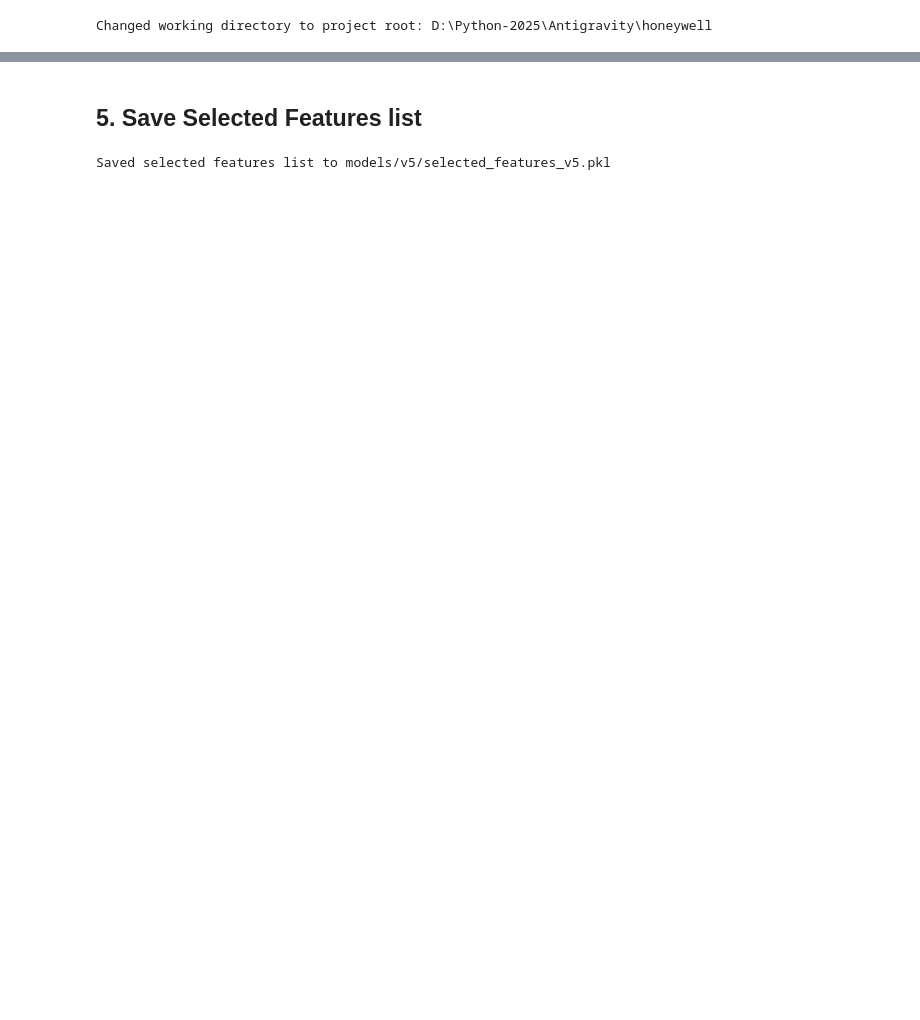
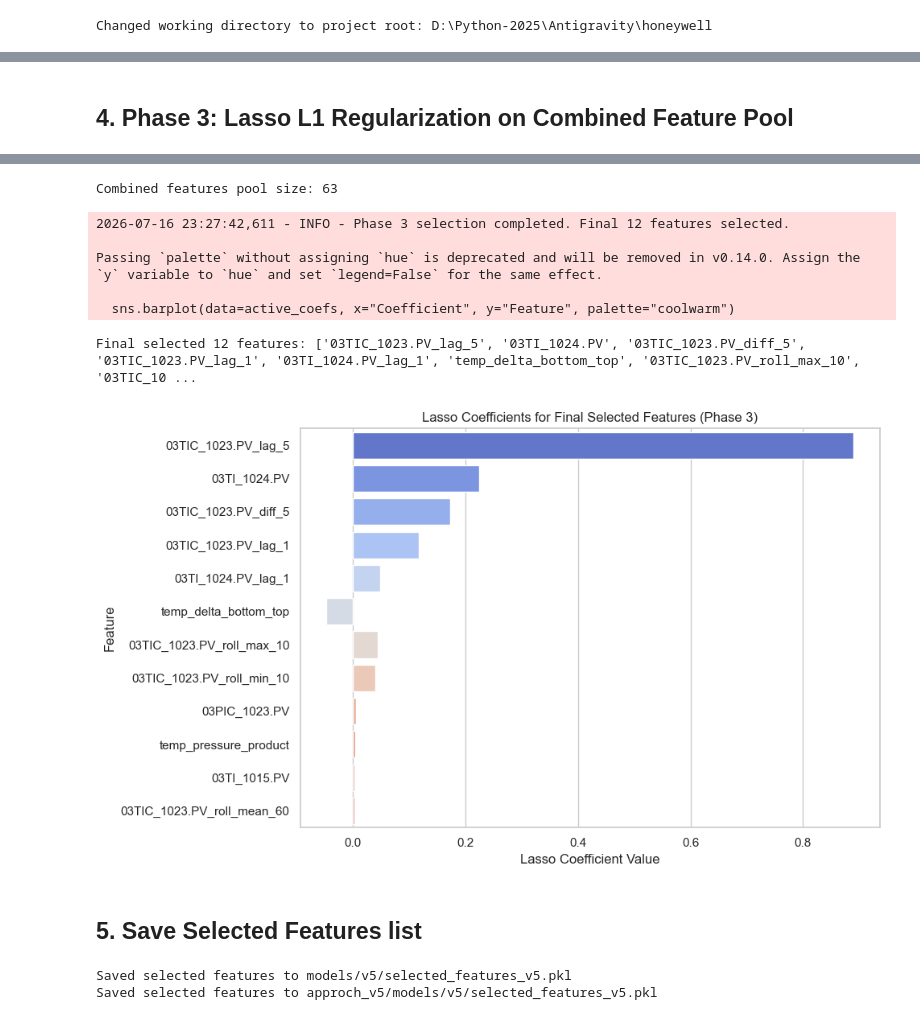
Before and after one commit to arakhajay/temprature_pred_project, a Jupyter notebook: approch_v5/Feature_Selection_v5.ipynb, the cells around one changed output, grey strips where cells are left out. Cells and saved outputs as stored; diff of their text form; code cells hidden in the pictures; blank space fills up the shorter version.

```diff
--- a/approch_v5/Feature_Selection_v5.ipynb
+++ b/approch_v5/Feature_Selection_v5.ipynb
@@ -181,0 +93,20 @@ Here is the physical, thermodynamic, and mathematical justification for each of
+# %% [markdown]
+## 4. Phase 3: Lasso L1 Regularization on Combined Feature Pool
+# %%
+combined_features = dominant_features + shap_selected
+print(f"Combined features pool size: {len(combined_features)}")
+
+selected_features, coef_df = lasso_phase_3(X_train, y_train, combined_features, target_count=12)
+print(f"Final selected 12 features: {selected_features}")
+
+# Plot Lasso coefficients
+active_coefs = coef_df[coef_df["Feature"].isin(selected_features)].copy()
+plt.figure(figsize=(10, 6))
+sns.barplot(data=active_coefs, x="Coefficient", y="Feature", palette="coolwarm")
+plt.title("Lasso Coefficients for Final Selected Features (Phase 3)")
+plt.xlabel("Lasso Coefficient Value")
+plt.ylabel("Feature")
+plt.tight_layout()
+plt.savefig("approch_v5/lasso_coefficients.png", dpi=300)
+plt.show()
+# %% [output]
@@ -182,9 +114,23 @@ Here is the physical, thermodynamic, and mathematical justification for each of
+Combined features pool size: 63
+2026-07-16 23:27:42,611 - INFO - Phase 3 selection completed. Final 12 features selected.
+
+Passing `palette` without assigning `hue` is deprecated and will be removed in v0.14.0. Assign the `y` variable to `hue` and set `legend=False` for the same effect.
+
+  sns.barplot(data=active_coefs, x="Coefficient", y="Feature", palette="coolwarm")
+Final selected 12 features: ['03TIC_1023.PV_lag_5', '03TI_1024.PV', '03TIC_1023.PV_diff_5', '03TIC_1023.PV_lag_1', '03TI_1024.PV_lag_1', 'temp_delta_bottom_top', '03TIC_1023.PV_roll_max_10', '03TIC_10 ...
+[figure, added]
 # %% [markdown]
 ## 5. Save Selected Features list
 # %%
 os.makedirs("models/v5", exist_ok=True)
 with open("models/v5/selected_features_v5.pkl", "wb") as f:
-    pickle.dump(final_features, f)
-print("Saved selected features list to models/v5/selected_features_v5.pkl")
+    pickle.dump(selected_features, f)
+print("Saved selected features to models/v5/selected_features_v5.pkl")
+
+os.makedirs("approch_v5/models/v5", exist_ok=True)
+with open("approch_v5/models/v5/selected_features_v5.pkl", "wb") as f:
+    pickle.dump(selected_features, f)
+print("Saved selected features to approch_v5/models/v5/selected_features_v5.pkl")
 # %% [output]
-Saved selected features list to models/v5/selected_features_v5.pkl
+Saved selected features to models/v5/selected_features_v5.pkl
+Saved selected features to approch_v5/models/v5/selected_features_v5.pkl
```
Also changed, not shown: parts of 18 cells of this notebook, 29 other files.
